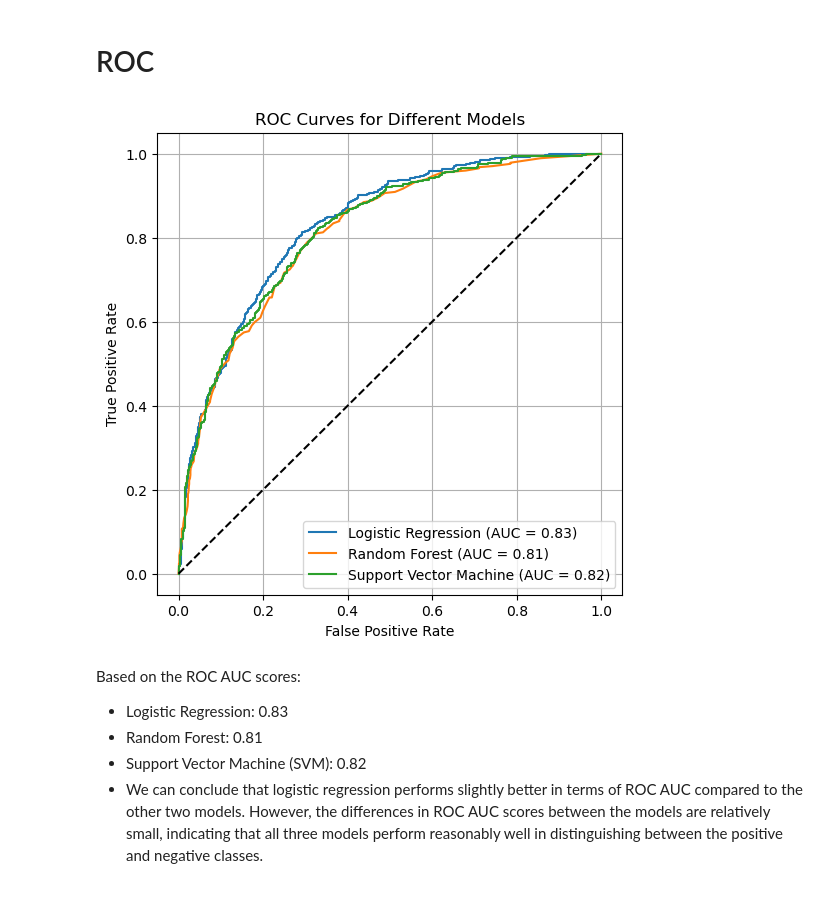
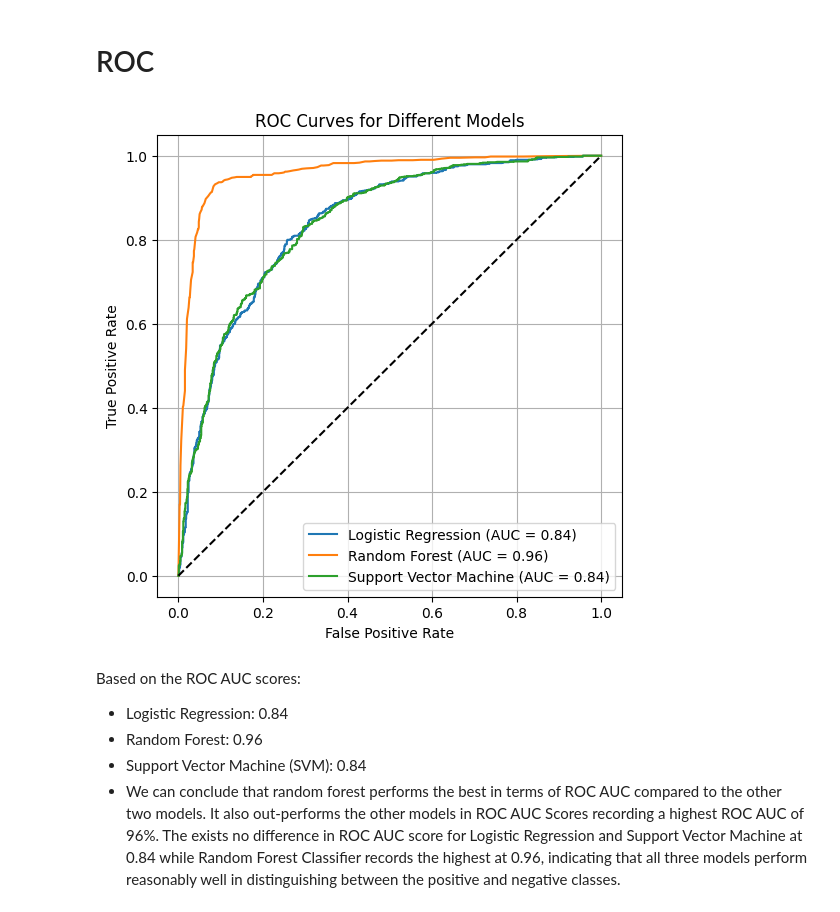
Before and after one commit to Dan-njuguna/telco_customer_churn, a Jupyter notebook: customer_churn.ipynb, the cells around one changed output. Saved outputs shown, nothing was run; the diff lists cells and outputs as text; code cells hidden in the pictures.

```diff
--- a/customer_churn.ipynb
+++ b/customer_churn.ipynb
@@ -720,15 +751,22 @@ We started  by preprocessing the data so that we can run it through the model al
 - Standardising the data using sklearn's StandardScaler.
 - Splitting the data into training and testing data.
 # %%
+from imblearn.over_sampling import RandomOverSampler
+
 # splitting data  into fetaures and labels
 X = new_df.drop('Churn', axis=1)
 y = new_df['Churn']
 
+# Call the RandomOverSampler in it's default format
+ros = RandomOverSampler()
 
 # Standardise the data
 standard_scaler = StandardScaler()
 X_transformed = standard_scaler.fit_transform(X)
 
+X_resampled, y_resampled = ros.fit_resample(X_transformed, y)
 
 # Splitting the data into train and test sets
-X_train, X_test, y_train, y_test = train_test_split(X_transformed, y, test_size=0.2, random_state=42)
+X_train, X_test, y_train, y_test = train_test_split(X_resampled, y_resampled, test_size=0.2, random_state=42)
+
+X_transformed.ndim
@@ -1089,39 +1134,39 @@ y_pred_lr_proba = model_lr.predict_proba(X_test)[:, 1]
 fpr_lr, tpr_lr, thresholds_lr = roc_curve(y_test, y_pred_lr_proba)
 roc_auc_lr = roc_auc_score(y_test, y_pred_lr_proba)
 
 # Creating and training the random forest model
 forest = RandomForestClassifier(n_estimators=100, random_state=42)
 forest.fit(X_train, y_train)
 y_pred_rf_proba = forest.predict_proba(X_test)[:, 1]
 fpr_rf, tpr_rf, thresholds_rf = roc_curve(y_test, y_pred_rf_proba)
 roc_auc_rf = roc_auc_score(y_test, y_pred_rf_proba)
 
 # Creating and training the support vector machine (SVM) model
 svc = SVC(kernel='linear', probability=True)
-calibrated_svc = CalibratedClassifierCV(base_estimator=svc)
+calibrated_svc = CalibratedClassifierCV(estimator=svc)
 calibrated_svc.fit(X_train, y_train)
 y_pred_svm_proba = calibrated_svc.predict_proba(X_test)[:, 1]
 fpr_svm, tpr_svm, thresholds_svm = roc_curve(y_test, y_pred_svm_proba)
 roc_auc_svm = roc_auc_score(y_test, y_pred_svm_proba)
 
 # Plotting ROC curves
 plt.figure(figsize=(6, 6))
 plt.plot(fpr_lr, tpr_lr, label=f'Logistic Regression (AUC = {roc_auc_lr:.2f})')
 plt.plot(fpr_rf, tpr_rf, label=f'Random Forest (AUC = {roc_auc_rf:.2f})')
 plt.plot(fpr_svm, tpr_svm, label=f'Support Vector Machine (AUC = {roc_auc_svm:.2f})')
 plt.plot([0, 1], [0, 1], 'k--')
 plt.xlabel('False Positive Rate')
 plt.ylabel('True Positive Rate')
 plt.title('ROC Curves for Different Models')
 plt.legend()
 plt.grid(True)
 plt.show()
 # %% [output]
-[figure, old version]
+[figure, new version]
 # %% [markdown]
 Based on the ROC AUC scores:
 
-- Logistic Regression: 0.83
-- Random Forest: 0.81
-- Support Vector Machine (SVM): 0.82
-- We can conclude that logistic regression performs slightly better in terms of ROC AUC compared to the other two models. However, the differences in ROC AUC scores between the models are relatively small, indicating that all three models perform reasonably well in distinguishing between the positive and negative classes.
+- Logistic Regression: 0.84
+- Random Forest: 0.96
+- Support Vector Machine (SVM): 0.84
+- We can conclude that random forest performs the best in terms of ROC AUC compared to the other two models. It also out-performs the other models in ROC AUC Scores recording a highest ROC AUC of 96%. The exists no difference in ROC AUC score for Logistic Regression and Support Vector Machine at 0.84 while Random Forest Classifier records the highest at 0.96, indicating that all three models perform reasonably well in distinguishing between the positive and negative classes.
```
Also changed, not shown: parts of 20 cells of this notebook.
